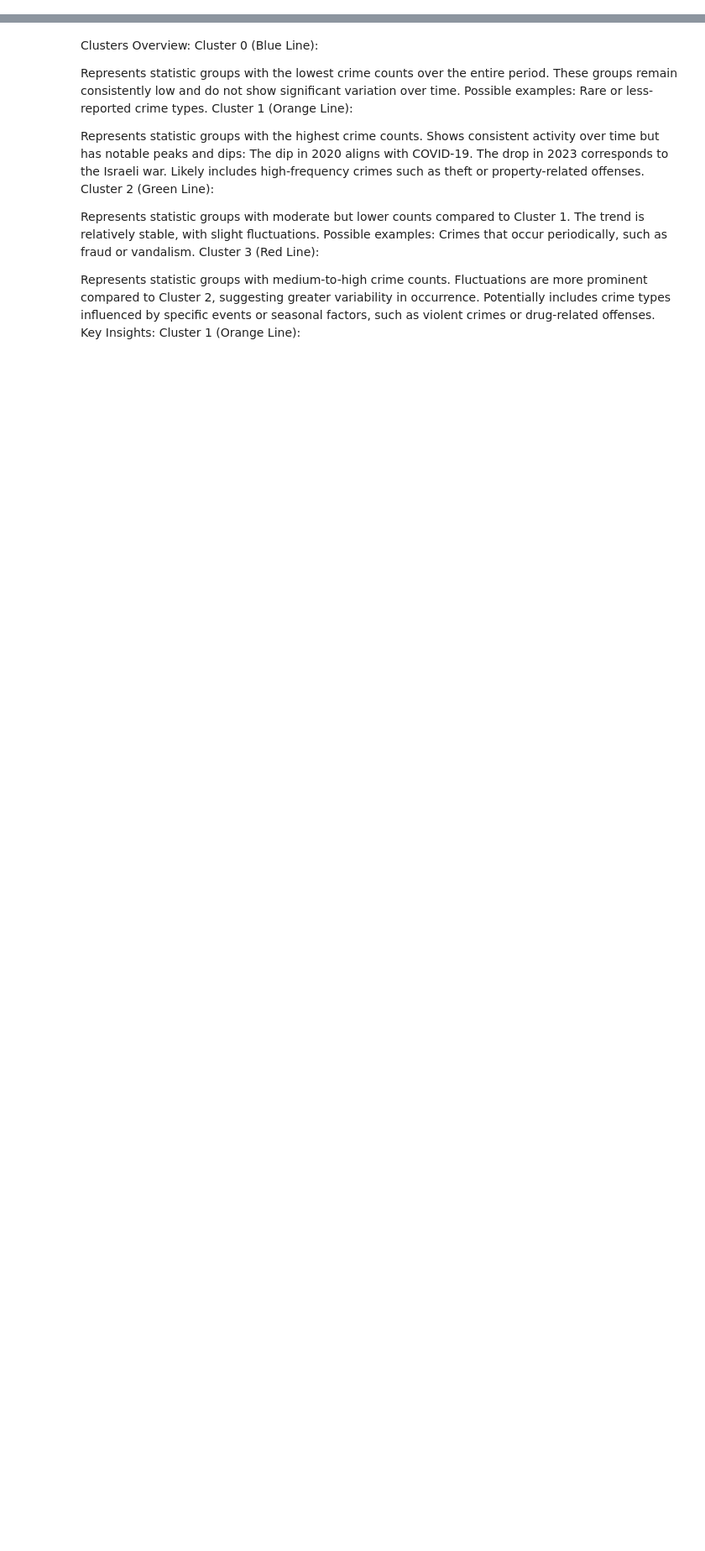
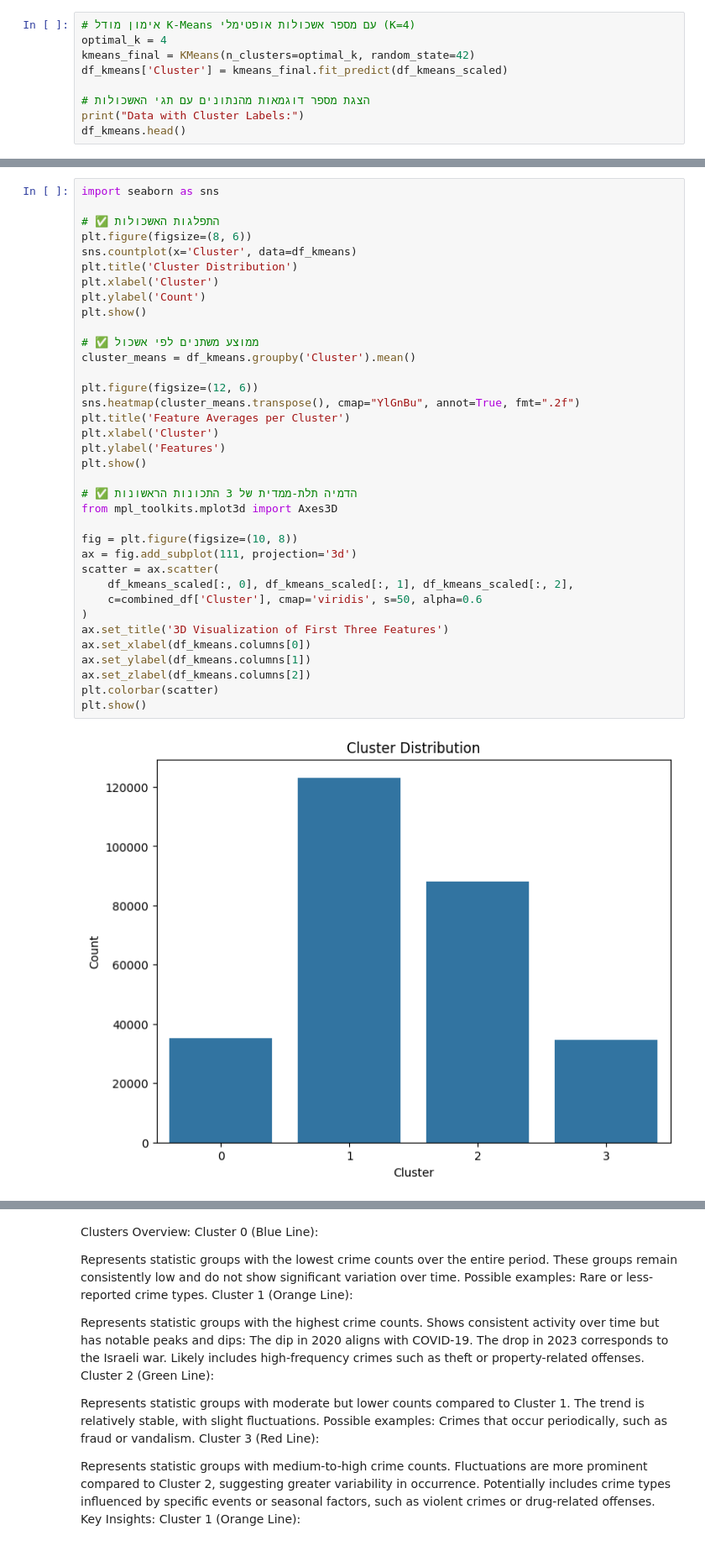
Before and after one commit to orifelszer/CrimeData, a Jupyter notebook: Clustering.ipynb, the cells around one changed output, grey strips where cells are left out. Shown at 84% size. Cells and saved outputs as stored; diff of their text form; blank space fills up the shorter version.

```diff
--- a/Clustering.ipynb
+++ b/Clustering.ipynb
@@ -104,0 +105,9 @@ crime_pivot_scaled = scaler.fit_transform(crime_pivot)
+# %%
+# אימון מודל K-Means עם מספר אשכולות אופטימלי (K=4)
+optimal_k = 4
+kmeans_final = KMeans(n_clusters=optimal_k, random_state=42)
+df_kmeans['Cluster'] = kmeans_final.fit_predict(df_kmeans_scaled)
+
+# הצגת מספר דוגמאות מהנתונים עם תגי האשכולות
+print("Data with Cluster Labels:")
+df_kmeans.head()
@@ -104,0 +122,38 @@ crime_pivot_scaled = scaler.fit_transform(crime_pivot)
+# %%
+import seaborn as sns
+
+# ✅ התפלגות האשכולות
+plt.figure(figsize=(8, 6))
+sns.countplot(x='Cluster', data=df_kmeans)
+plt.title('Cluster Distribution')
+plt.xlabel('Cluster')
+plt.ylabel('Count')
+plt.show()
+
+# ✅ ממוצע משתנים לפי אשכול
+cluster_means = df_kmeans.groupby('Cluster').mean()
+
+plt.figure(figsize=(12, 6))
+sns.heatmap(cluster_means.transpose(), cmap="YlGnBu", annot=True, fmt=".2f")
+plt.title('Feature Averages per Cluster')
+plt.xlabel('Cluster')
+plt.ylabel('Features')
+plt.show()
+
+# ✅ הדמיה תלת-ממדית של 3 התכונות הראשונות
+from mpl_toolkits.mplot3d import Axes3D
+
+fig = plt.figure(figsize=(10, 8))
+ax = fig.add_subplot(111, projection='3d')
+scatter = ax.scatter(
+    df_kmeans_scaled[:, 0], df_kmeans_scaled[:, 1], df_kmeans_scaled[:, 2],
+    c=combined_df['Cluster'], cmap='viridis', s=50, alpha=0.6
+)
+ax.set_title('3D Visualization of First Three Features')
+ax.set_xlabel(df_kmeans.columns[0])
+ax.set_ylabel(df_kmeans.columns[1])
+ax.set_zlabel(df_kmeans.columns[2])
+plt.colorbar(scatter)
+plt.show()
+# %% [output]
+[figure, added]
```
Also changed, not shown: parts of 16 cells of this notebook.
